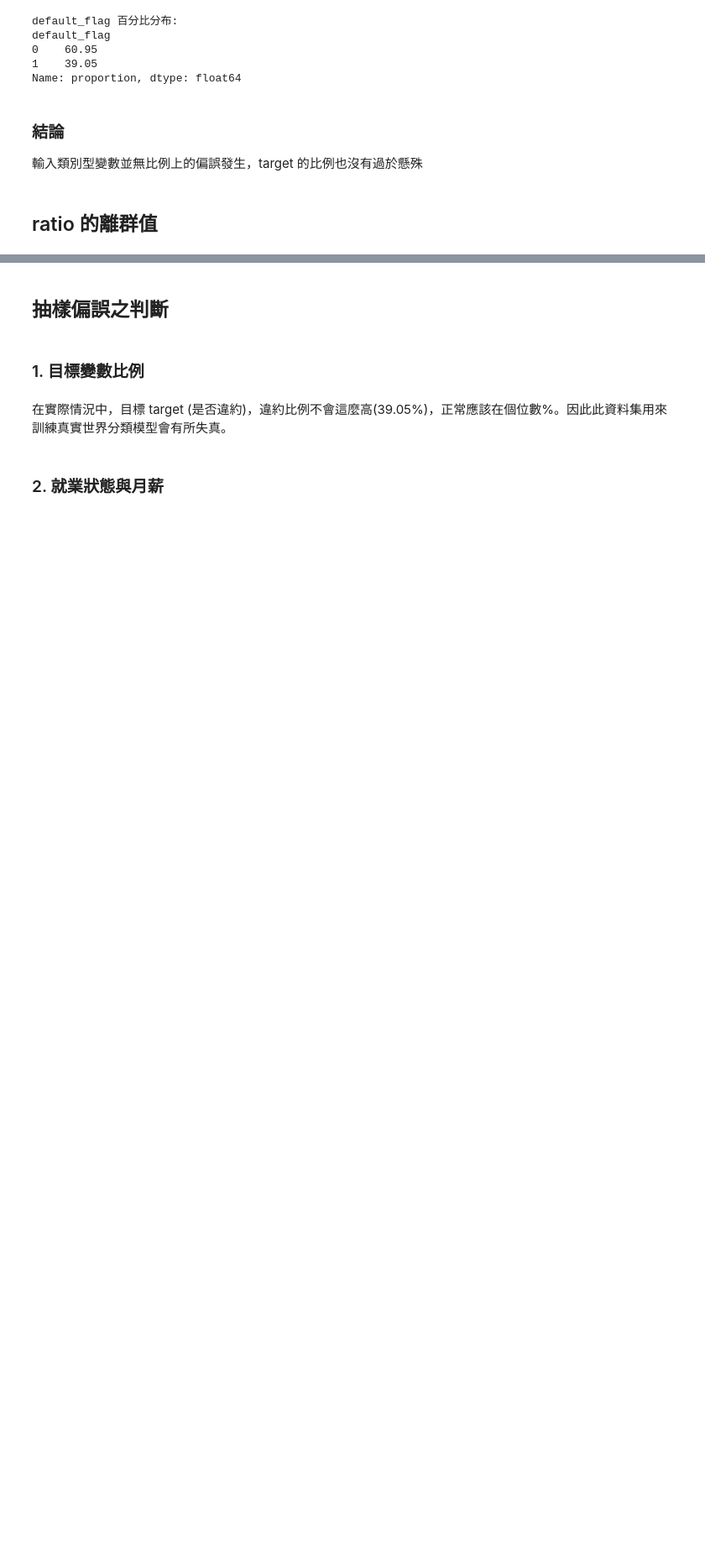
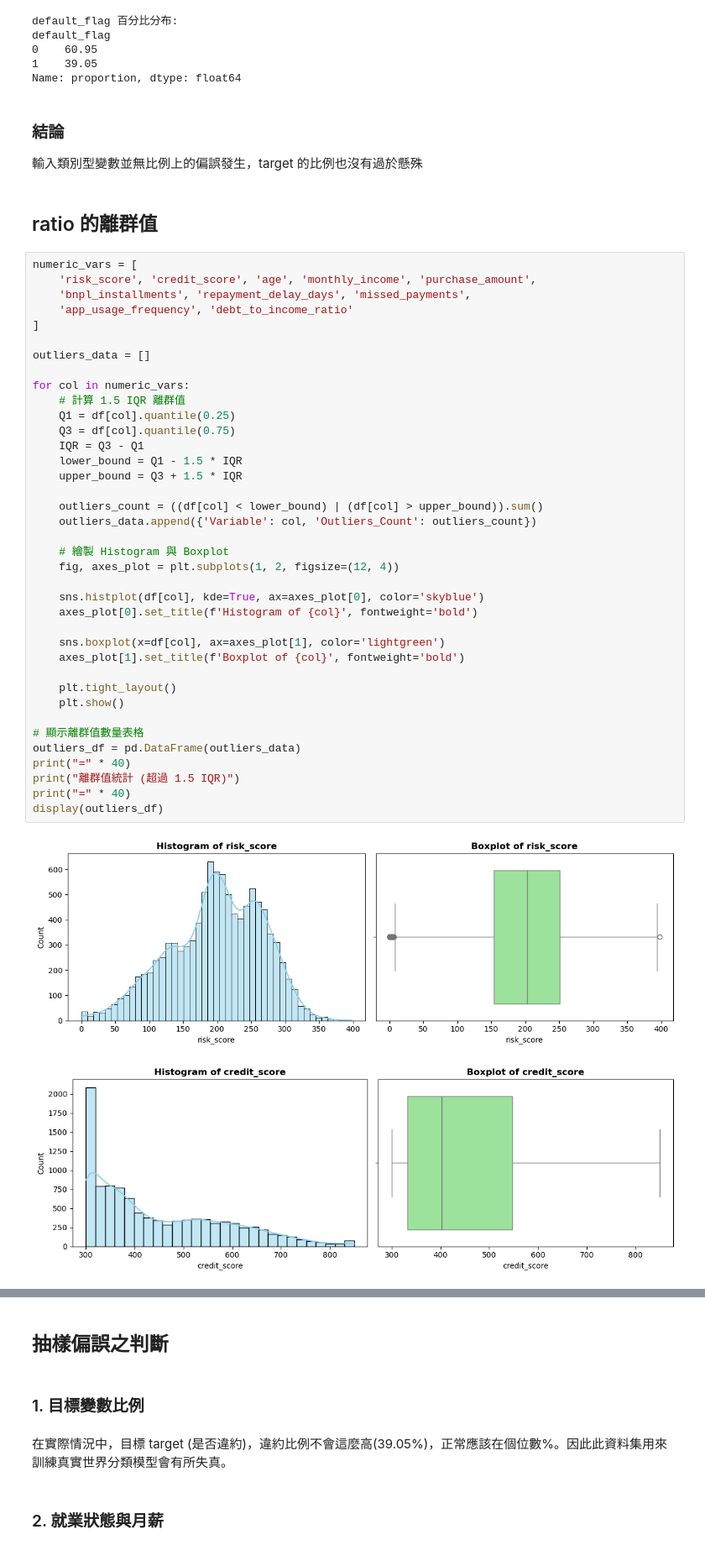
Before and after one commit to BobbleUnderBox/DataMiningG1FinalProject, a Jupyter notebook: notebooks/02_data_quality.ipynb, the cells around one changed output, grey strips where cells are left out. Shown at 84% size. Cells and saved outputs as stored; diff of their text form; blank space fills up the shorter version.

```diff
--- a/notebooks/02_data_quality.ipynb
+++ b/notebooks/02_data_quality.ipynb
@@ -237,3 +238,44 @@ Name: proportion, dtype: float64
 輸入類別型變數並無比例上的偏誤發生，target 的比例也沒有過於懸殊
 # %% [markdown]
 ## ratio 的離群值
+# %%
+numeric_vars = [
+    'risk_score', 'credit_score', 'age', 'monthly_income', 'purchase_amount',
+    'bnpl_installments', 'repayment_delay_days', 'missed_payments',
+    'app_usage_frequency', 'debt_to_income_ratio'
+]
+
+outliers_data = []
+
+for col in numeric_vars:
+    # 計算 1.5 IQR 離群值
+    Q1 = df[col].quantile(0.25)
+    Q3 = df[col].quantile(0.75)
+    IQR = Q3 - Q1
+    lower_bound = Q1 - 1.5 * IQR
+    upper_bound = Q3 + 1.5 * IQR
+
+    outliers_count = ((df[col] < lower_bound) | (df[col] > upper_bound)).sum()
+    outliers_data.append({'Variable': col, 'Outliers_Count': outliers_count})
+
+    # 繪製 Histogram 與 Boxplot
+    fig, axes_plot = plt.subplots(1, 2, figsize=(12, 4))
+
+    sns.histplot(df[col], kde=True, ax=axes_plot[0], color='skyblue')
+    axes_plot[0].set_title(f'Histogram of {col}', fontweight='bold')
+
+    sns.boxplot(x=df[col], ax=axes_plot[1], color='lightgreen')
+    axes_plot[1].set_title(f'Boxplot of {col}', fontweight='bold')
+
+    plt.tight_layout()
+    plt.show()
+
+# 顯示離群值數量表格
+outliers_df = pd.DataFrame(outliers_data)
+print("=" * 40)
+print("離群值統計 (超過 1.5 IQR)")
+print("=" * 40)
+display(outliers_df)
+# %% [output]
+[figure, added]
+[figure, added]
```
Also changed, not shown: parts of 5 cells of this notebook, 1 other file.
